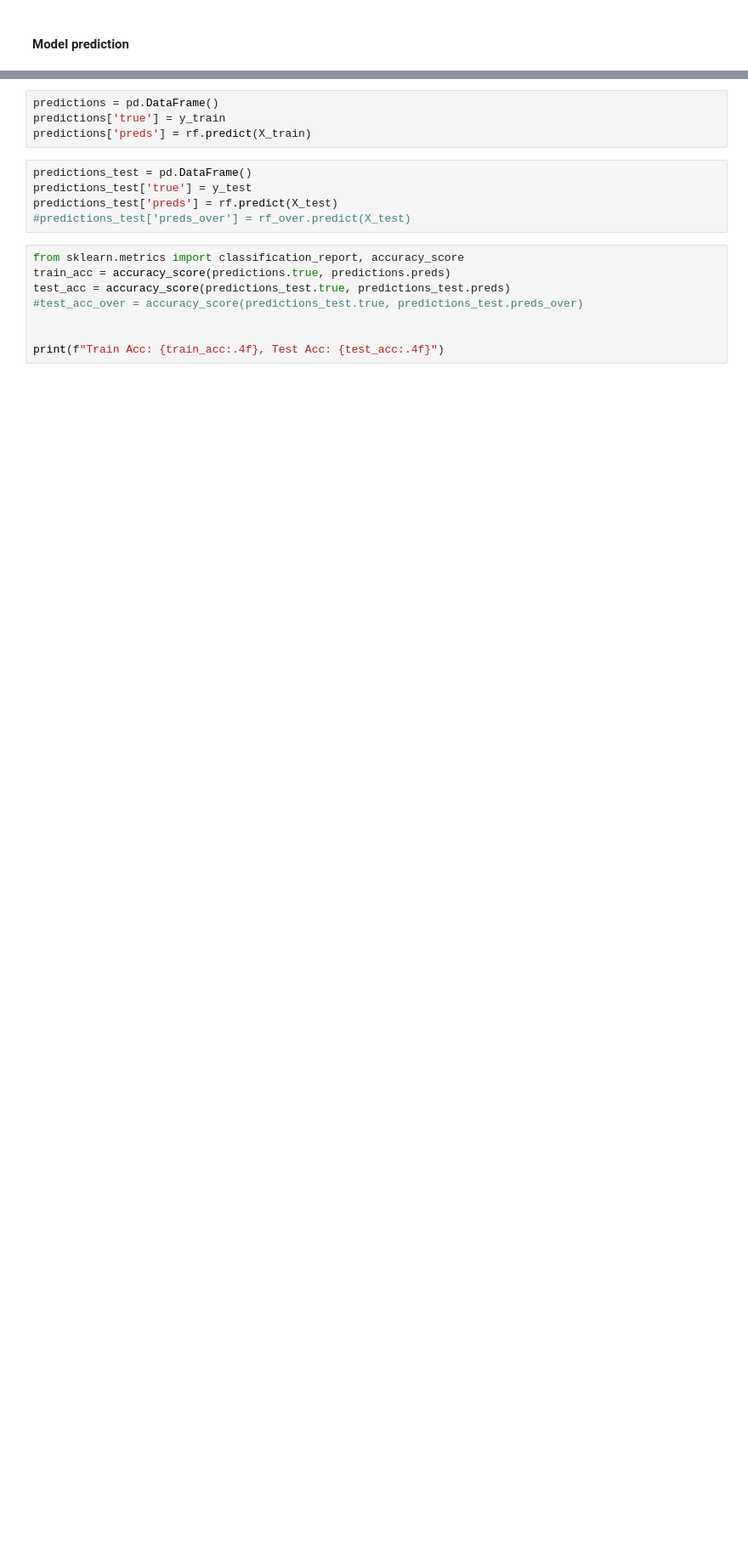
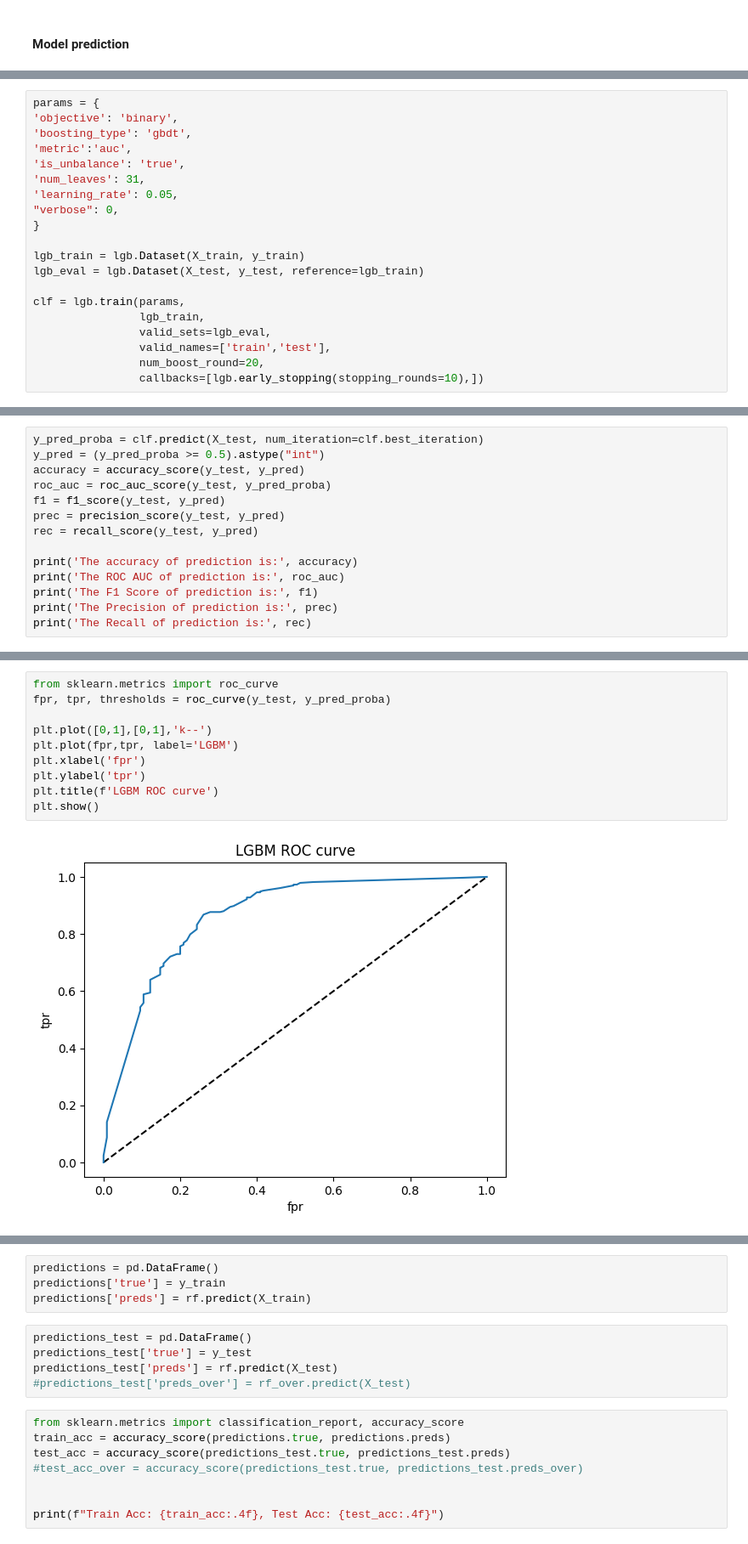
Before and after one commit to HanL1223/JR_Recommender, a Jupyter notebook: projects/cafe-analytics/Codes/CA-42.ipynb, the cells around one changed output, grey strips where cells are left out. Shown at 85% size. Drawn from its saved outputs; the diff is of its cells as text; blank space fills up the shorter version.

```diff
--- a/projects/cafe-analytics/Codes/CA-42.ipynb
+++ b/projects/cafe-analytics/Codes/CA-42.ipynb
@@ -157,0 +145,20 @@ X_train, X_test, y_train, y_test = train_test_split(X, y, test_size=test_size, r
+# %%
+params = {
+'objective': 'binary',
+'boosting_type': 'gbdt',
+'metric':'auc',
+'is_unbalance': 'true',
+'num_leaves': 31,
+'learning_rate': 0.05,
+"verbose": 0,
+}
+
+lgb_train = lgb.Dataset(X_train, y_train)
+lgb_eval = lgb.Dataset(X_test, y_test, reference=lgb_train)
+
+clf = lgb.train(params,
+                lgb_train,
+                valid_sets=lgb_eval,
+                valid_names=['train','test'],
+                num_boost_round=20,
+                callbacks=[lgb.early_stopping(stopping_rounds=10),])
@@ -157,0 +169,14 @@ X_train, X_test, y_train, y_test = train_test_split(X, y, test_size=test_size, r
+# %%
+y_pred_proba = clf.predict(X_test, num_iteration=clf.best_iteration)
+y_pred = (y_pred_proba >= 0.5).astype("int")
+accuracy = accuracy_score(y_test, y_pred)
+roc_auc = roc_auc_score(y_test, y_pred_proba)
+f1 = f1_score(y_test, y_pred)
+prec = precision_score(y_test, y_pred)
+rec = recall_score(y_test, y_pred)
+
+print('The accuracy of prediction is:', accuracy)
+print('The ROC AUC of prediction is:', roc_auc)
+print('The F1 Score of prediction is:', f1)
+print('The Precision of prediction is:', prec)
+print('The Recall of prediction is:', rec)
@@ -157,0 +189,12 @@ X_train, X_test, y_train, y_test = train_test_split(X, y, test_size=test_size, r
+# %%
+from sklearn.metrics import roc_curve
+fpr, tpr, thresholds = roc_curve(y_test, y_pred_proba)
+
+plt.plot([0,1],[0,1],'k--')
+plt.plot(fpr,tpr, label='LGBM')
+plt.xlabel('fpr')
+plt.ylabel('tpr')
+plt.title(f'LGBM ROC curve')
+plt.show()
+# %% [output]
+[figure, added]
```
Also changed, not shown: parts of 44 cells of this notebook.
